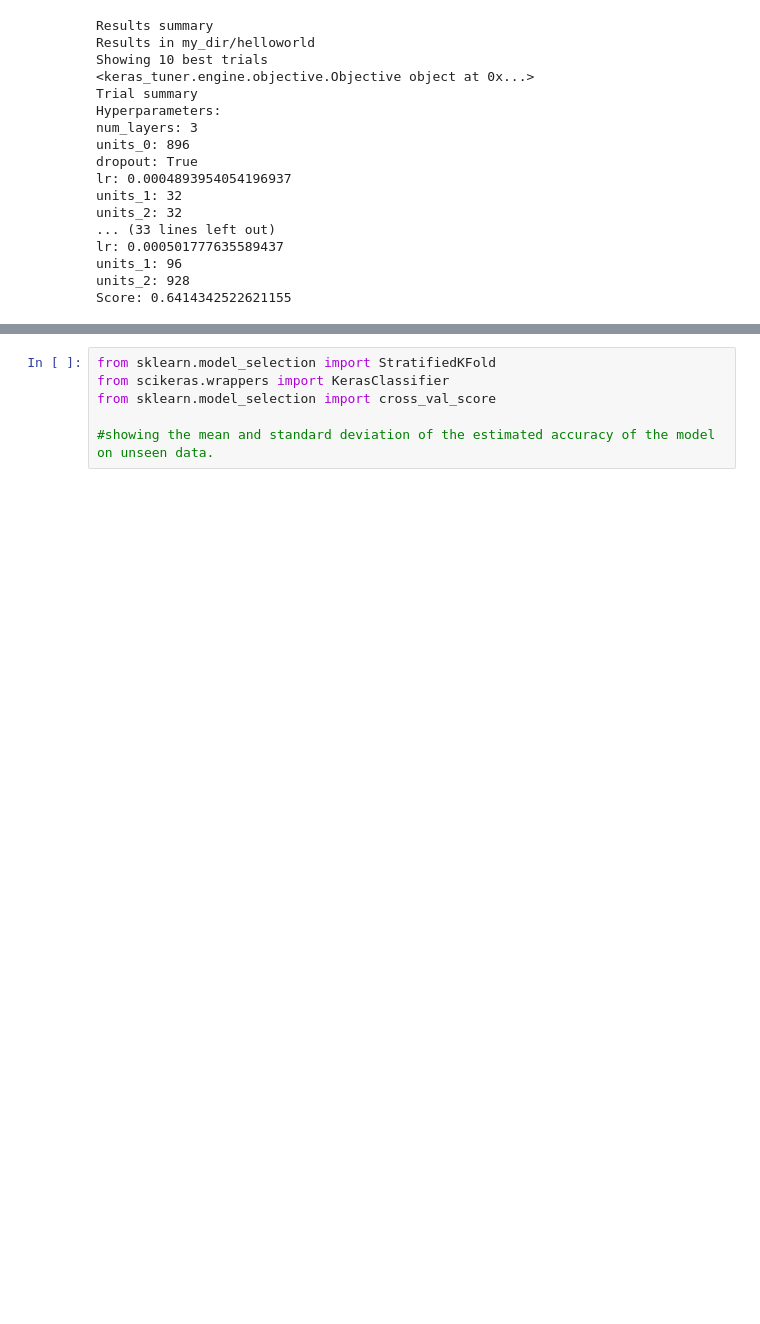
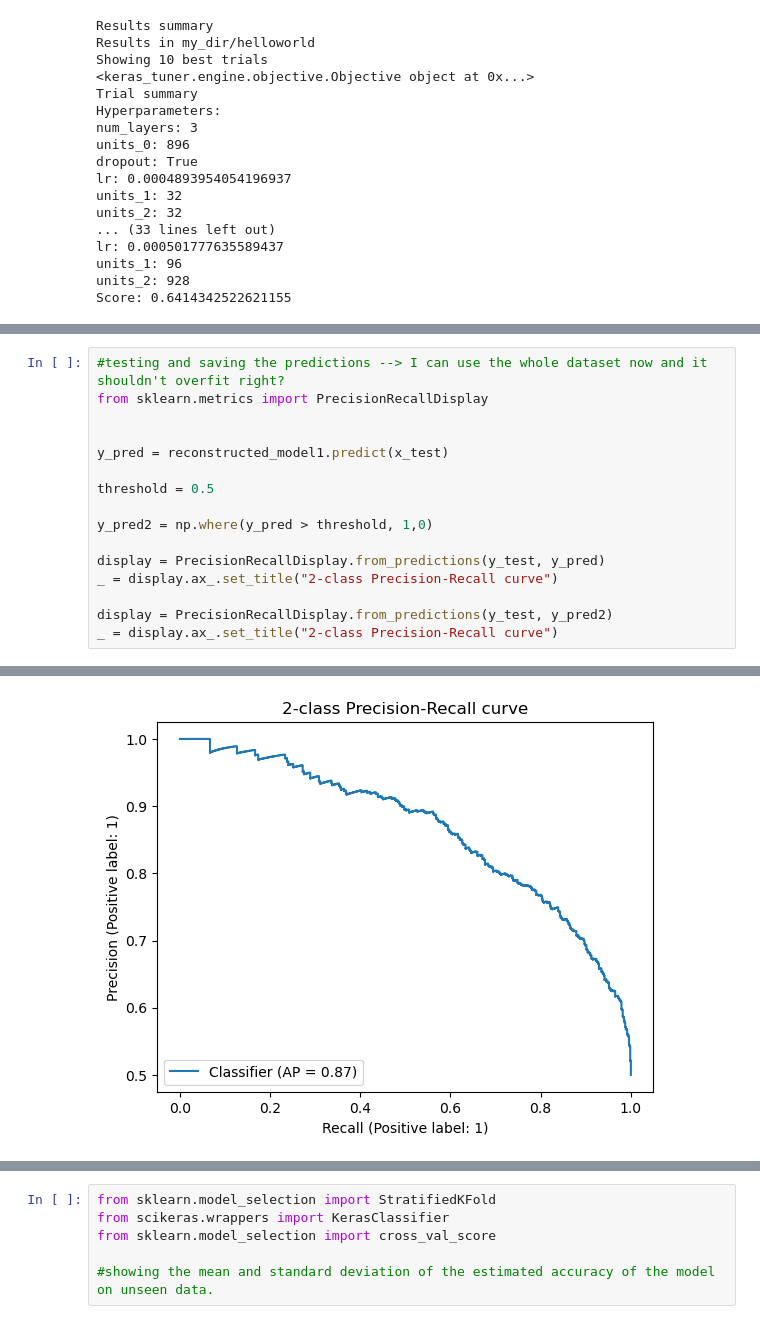
Before and after one commit to sofiamrtll/thesis, a Jupyter notebook: THESIS - Model.ipynb, the cells around one changed output, grey strips where cells are left out. Saved outputs shown, nothing was run; the diff lists cells and outputs as text; blank space fills up the shorter version.

```diff
--- a/THESIS - Model.ipynb
+++ b/THESIS - Model.ipynb
@@ -567,0 +625,17 @@ best_models/best_model_AARS_K562
+# %%
+#testing and saving the predictions --> I can use the whole dataset now and it shouldn't overfit right?
+from sklearn.metrics import PrecisionRecallDisplay
+
+
+y_pred = reconstructed_model1.predict(x_test)
+
+threshold = 0.5
+
+y_pred2 = np.where(y_pred > threshold, 1,0)
+
+display = PrecisionRecallDisplay.from_predictions(y_test, y_pred)
+_ = display.ax_.set_title("2-class Precision-Recall curve")
+
+display = PrecisionRecallDisplay.from_predictions(y_test, y_pred2)
+_ = display.ax_.set_title("2-class Precision-Recall curve")
+# %% [output]
@@ -567,0 +643 @@ best_models/best_model_AARS_K562
+[figure, added]
```
Also changed, not shown: parts of 34 cells of this notebook.
